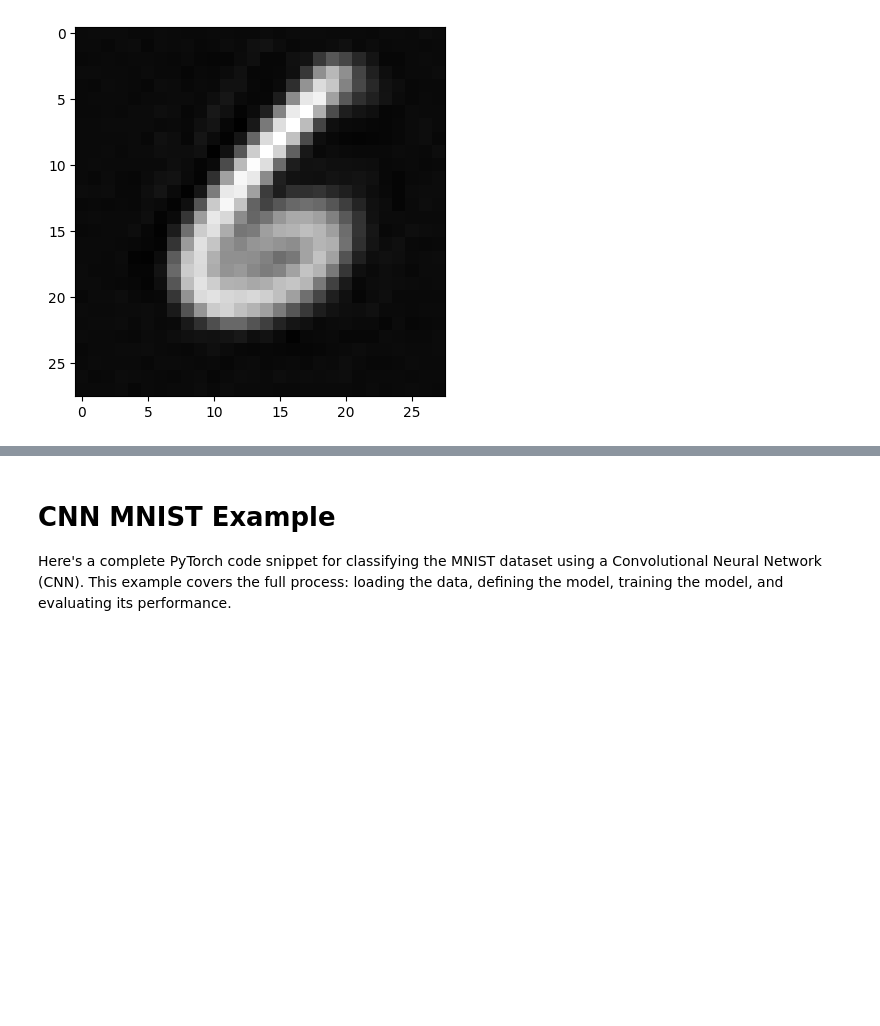
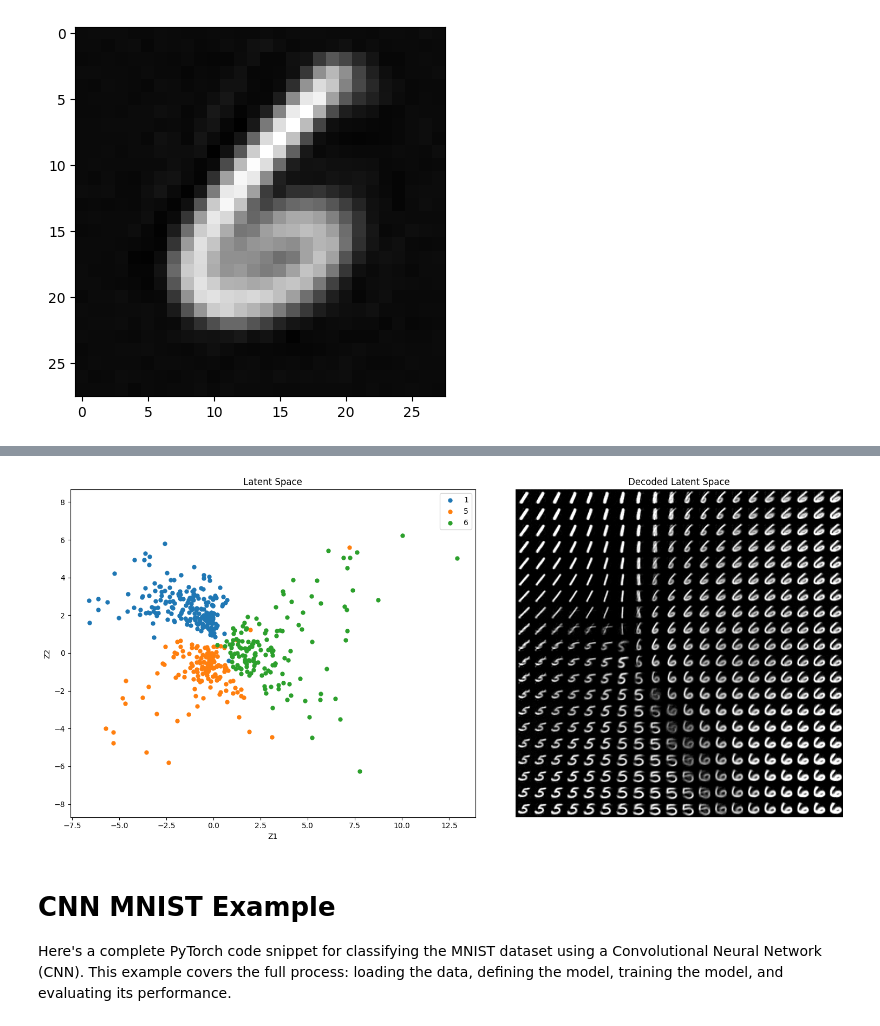
Before and after one commit to jooyongsim/deeplearning_SMWU_2026, a Jupyter notebook: 2026딥러닝_Lab3_Autoencoder_CNN_Transfer_Learning.ipynb, the cells around one changed output, grey strips where cells are left out. Saved outputs shown, nothing was run; the diff lists cells and outputs as text; code cells hidden in the pictures; blank space fills up the shorter version.

```diff
--- a/2026딥러닝_Lab3_Autoencoder_CNN_Transfer_Learning.ipynb
+++ b/2026딥러닝_Lab3_Autoencoder_CNN_Transfer_Learning.ipynb
@@ -182,3 +214,67 @@ with torch.no_grad():
+# %%
+import torch
+import numpy as np
+import matplotlib.pyplot as plt
+from torch.utils.data import DataLoader
+from torchvision.utils import make_grid
+
+autoencoder.eval()
+
+# Take 500 random test images
+loader = DataLoader(test, batch_size=500, shuffle=True)
+test_x, test_y = next(iter(loader))
+
+with torch.no_grad():
+    # Encode test images
+    z = autoencoder.encoder(test_x)
+
+    # ---------- Left: Latent space ----------
+    plt.figure(figsize=(16, 7))
+
+    plt.subplot(1, 2, 1)
+
+    for digit in [1, 5, 6]:
+        mask = test_y == digit
+        plt.scatter(
+            z[mask, 0],
+            z[mask, 1],
+            label=str(digit),
+            s=25
+        )
+
+    plt.xlabel("Z1")
+    plt.ylabel("Z2")
+    plt.title("Latent Space")
+    plt.legend()
+    plt.axis("equal")
+
+    # ---------- Right: Decode latent space ----------
+    n = 20
+
+    z1 = torch.linspace(z[:, 0].min(), z[:, 0].max(), n)
+    z2 = torch.linspace(z[:, 1].max(), z[:, 1].min(), n)
+
+    Z1, Z2 = torch.meshgrid(z1, z2, indexing="xy")
+    latent_grid = torch.stack([Z1.flatten(), Z2.flatten()], dim=1)
+
+    decoded = autoencoder.decoder(latent_grid)
+    decoded = decoded.reshape(-1, 1, 28, 28)
+
+    # Undo normalization for visualization
+    decoded = decoded * 0.3081 + 0.1307
+    decoded = decoded.clamp(0, 1)
+
+    image_grid = make_grid(decoded, nrow=n, padding=0)
+
+    plt.subplot(1, 2, 2)
+    plt.imshow(image_grid[0].cpu(), cmap="gray")
+    plt.title("Decoded Latent Space")
+    plt.axis("off")
+
+    plt.tight_layout()
+    plt.show()
+# %% [output]
+[figure, added]
 # %% [markdown]
 # CNN MNIST Example
 
```
Also changed, not shown: parts of 4 cells of this notebook.
